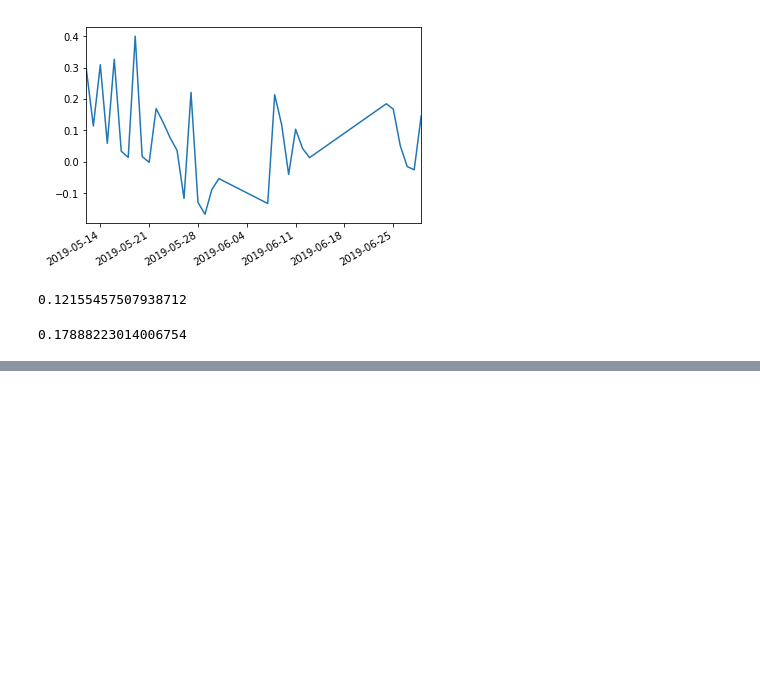
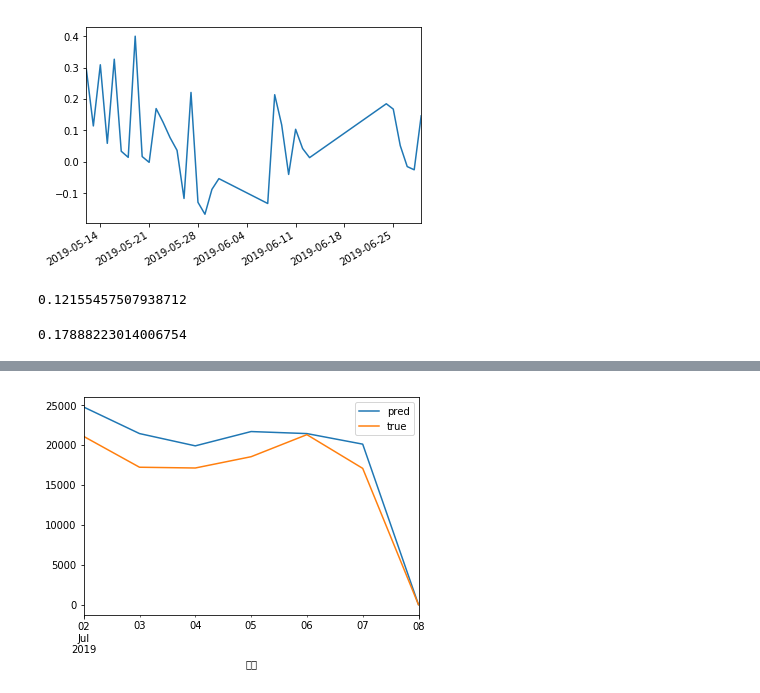
Before and after one commit to EvilPsyCHo/HAVC-COOLING-FORECAST, a Jupyter notebook: HAVC COOLING FORECAST.ipynb, the cells around one changed output, grey strips where cells are left out. Drawn from its saved outputs; the diff is of its cells as text; code cells hidden in the pictures; blank space fills up the shorter version.

```diff
--- a/HAVC COOLING FORECAST.ipynb
+++ b/HAVC COOLING FORECAST.ipynb
@@ -266,0 +287,4 @@ score.abs().quantile(.80)
+# %%
+ce_preds, ce_trues = evaluate(ce_feats, 'ce_cold', test, model_ce)
+# %% [output]
+[figure, added]
```
Also changed, not shown: parts of 20 cells of this notebook, 2 other files.
